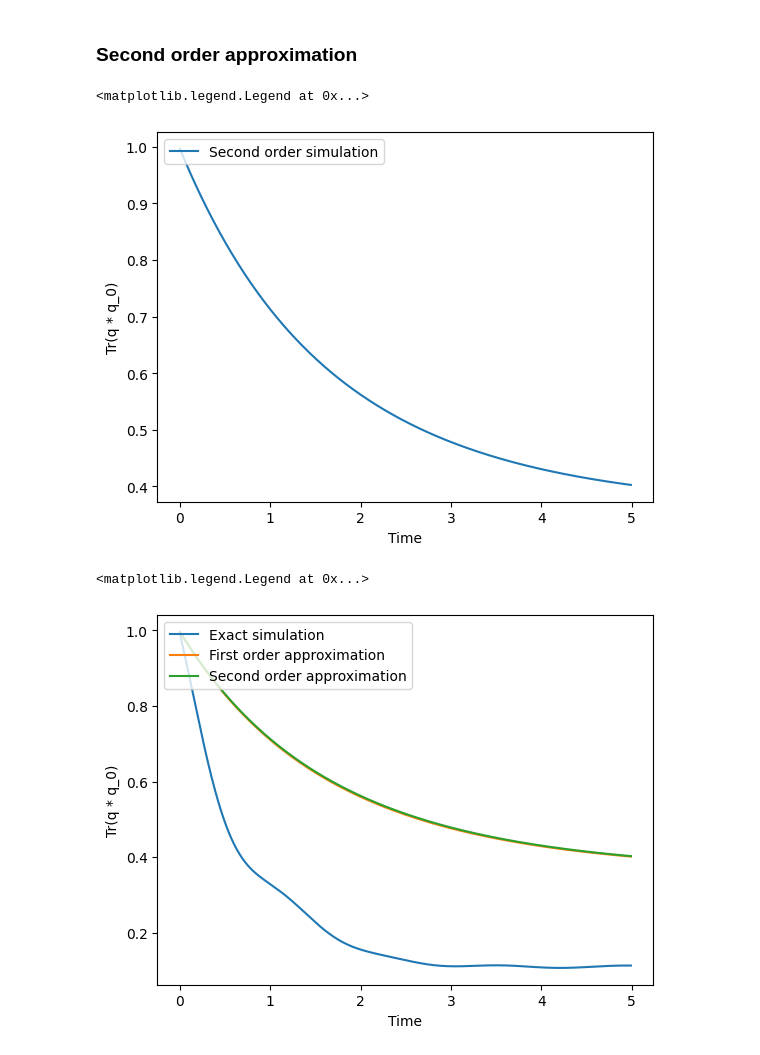
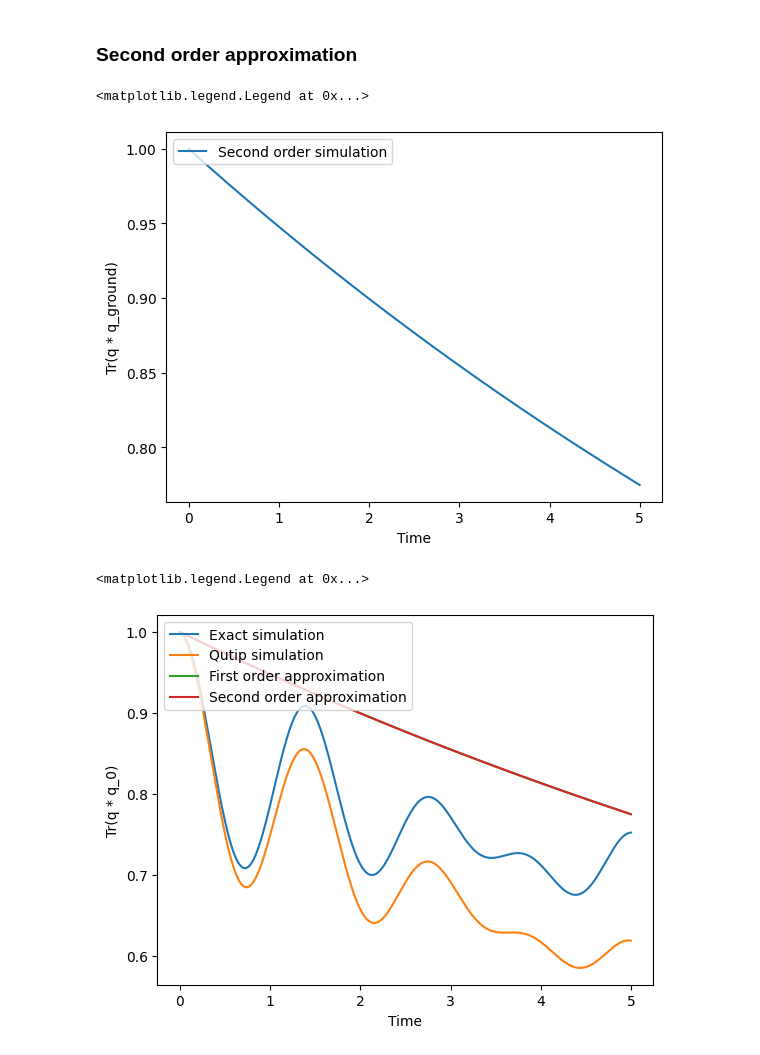
Before and after one commit to rbudai98/QSimulations, a Jupyter notebook: TFIM_time_indep_multi_qubit_.ipynb, the cells around one changed output. Drawn from its saved outputs; the diff is of its cells as text; code cells hidden in the pictures.

Commit message:
TFIM: latest simulation for 2 site system
Signed-off-by: rbudai <robert.budai@analog.com>

```diff
--- a/TFIM_time_indep_multi_qubit_.ipynb
+++ b/TFIM_time_indep_multi_qubit_.ipynb
@@ -73,27 +71,35 @@ rho_0 = QSystem.rho_0
 ### Exact simulation
 # %%
 import matplotlib.pyplot as plt
+from qutip import mesolve
+import numpy as np
 
-rho = rho_0
+T = 5  # Final time
+dt = 0.002  # Time step
+time_vec = np.arange(0, T, dt)  # Time vector to simulate on
+
+rho = QSystem.rho_ground
 exact_trace_rho_0 = []
 for t in time_vec:
-    sum = Qobj(np.zeros((QSystem._systemSizeDim, QSystem._systemSizeDim)))
+    sum = np.zeros((QSystem._systemSizeDim, QSystem._systemSizeDim))
     for j in np.arange(1, J + 1, 1):
-        # Simple part
-        sum = sum + QSystem.V_op(j) @ rho @ QSystem.V_op(j).conj().trans()
-        # Anti-commuting part
-        sum = sum - 0.5 * (
+        sum = QSystem.V_op(j) @ rho @ QSystem.V_op(j).conj().trans() - 0.5 * (
             QSystem.V_op(j).conj().trans() @ QSystem.V_op(j) @ rho
             + rho @ QSystem.V_op(j).conj().trans() @ QSystem.V_op(j)
         )
     delta_rho = -1j * (QSystem.H_op() @ rho - rho @ QSystem.H_op()) + sum
     rho = rho + dt * delta_rho
-    exact_trace_rho_0.append((rho @ rho_0).tr())
+    exact_trace_rho_0.append((rho @ QSystem.rho_ground).tr())
+
+V1 = V_damping(1)
+V2 = V_damping(2)
+results2 = mesolve(QSystem.H_op(), Qobj(QSystem.rho_ground), time_vec, [V1, V2], [QSystem.rho_ground])
 
 plt.figure()
 plt.xlabel("Time")
-plt.ylabel("Tr(q * q_0)")
+plt.ylabel("Tr(q * q_ground)")
 plt.plot(time_vec, exact_trace_rho_0, label="Exact simulation")
+plt.plot(time_vec, results2.expect[0], label="Qutip simulation")
 plt.legend(loc="upper left")
 # %% [output]
 <matplotlib.legend.Legend at 0x...>
@@ -104,7 +110,7 @@ plt.legend(loc="upper left")
 import math
 import numpy as np
 
-ancilla = 2  # Ancillary system size
+ancilla = 4  # Ancillary system size
 QSystem.set_nr_of_ancillas(ancilla)
 ancilla_dim = np.power(2, ancilla)
 total_systemSize = systemSize + ancilla  # Total system size
@@ -117,7 +123,7 @@ for i in range(ancilla):
     psi_ancilla = np.kron(psi_ancilla, qs.ket_0)
 rho_ancilla = Qobj(psi_ancilla.conj().T @ psi_ancilla)
 
-rho = rho_0
+rho = QSystem.rho_ground
 first_order_trace_rho_0 = []
 for t in time_vec:
     # Extended system, zero initialized ancilla + hamiltonian system
@@ -140,11 +146,11 @@ for t in time_vec:
     evolved_system = approximation @ system @ approximation.conj().trans()
 
     rho = evolved_system.ptrace(1)
-    first_order_trace_rho_0.append((rho @ rho_0).tr())
+    first_order_trace_rho_0.append((rho @ QSystem.rho_ground).tr())
 
 plt.figure()
 plt.xlabel("Time")
-plt.ylabel("Tr(q * q_0)")
+plt.ylabel("Tr(q * q_ground)")
 plt.plot(time_vec, first_order_trace_rho_0, label="First order simulation")
 plt.legend(loc="upper left")
 # %% [output]
@@ -169,7 +175,7 @@ for i in range(ancilla):
     psi_ancilla = np.kron(psi_ancilla, qs.ket_0)
 rho_ancilla = Qobj(psi_ancilla.conj().T @ psi_ancilla)
 
-rho = rho_0
+rho = rho_ground
 second_order_trace_rho_0 = []
 for t in time_vec:
     # print(t)
@@ -193,26 +199,27 @@ for t in time_vec:
     evolved_system = approximation @ system @ approximation.conj().trans()
 
     rho = evolved_system.ptrace(1)
-    second_order_trace_rho_0.append((rho @ rho_0).tr())
+    second_order_trace_rho_0.append((rho @ rho_ground).tr())
 
 plt.figure()
 plt.xlabel("Time")
-plt.ylabel("Tr(q * q_0)")
+plt.ylabel("Tr(q * q_ground)")
 plt.plot(time_vec, second_order_trace_rho_0, label="Second order simulation")
 plt.legend(loc="upper left")
 # %% [output]
 <matplotlib.legend.Legend at 0x...>
-[figure, old version]
+[figure, new version]
 # %%
 import matplotlib.pyplot as plt
 
 plt.figure()
 plt.xlabel("Time")
 plt.ylabel("Tr(q * q_0)")
 plt.plot(time_vec, exact_trace_rho_0, label="Exact simulation")
+plt.plot(time_vec, results2.expect[0], label="Qutip simulation")
 plt.plot(time_vec, first_order_trace_rho_0, label="First order approximation")
 plt.plot(time_vec, second_order_trace_rho_0, label="Second order approximation")
 plt.legend(loc="upper left")
 # %% [output]
 <matplotlib.legend.Legend at 0x...>
-[figure, old version]
+[figure, new version]
```
Also changed, not shown: parts of 3 cells of this notebook.
